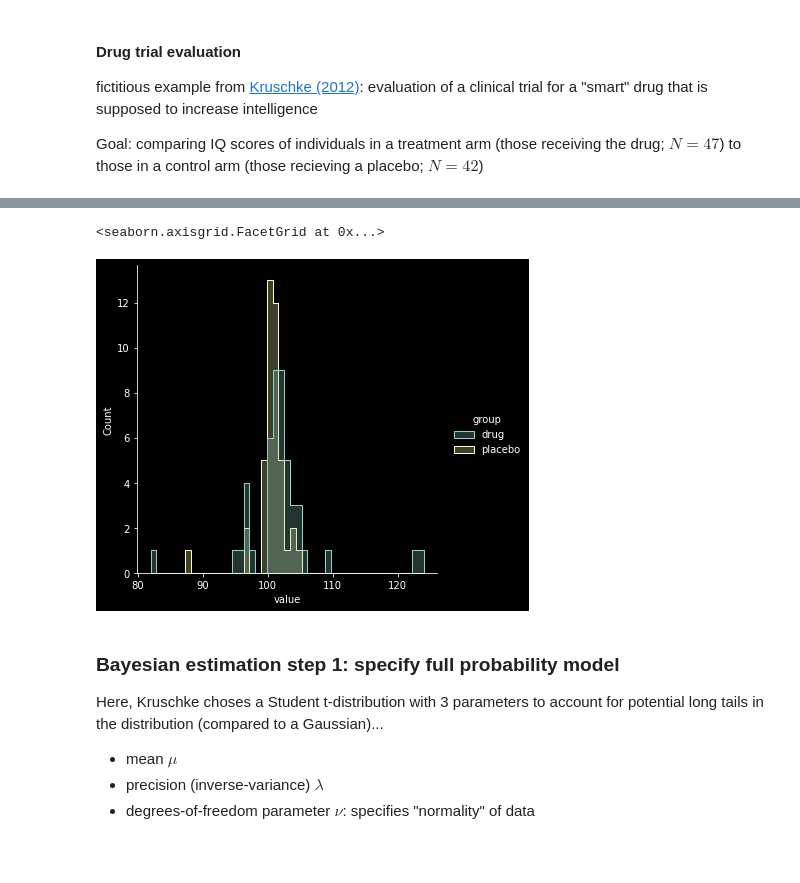
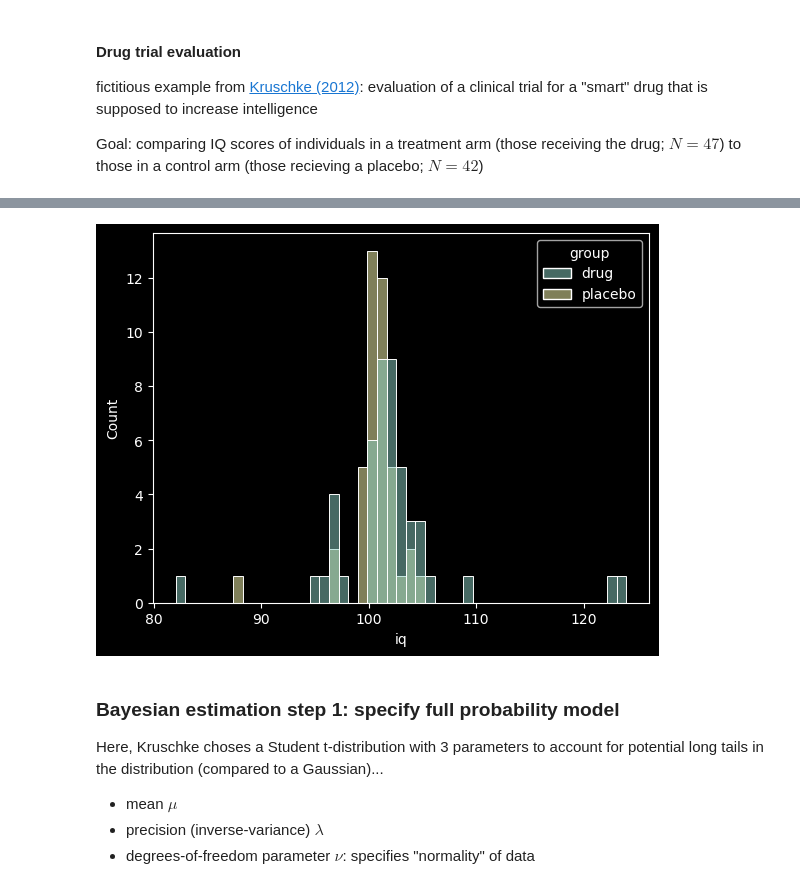
Before and after one commit to BlohmLab/NSCI801-QuantNeuro, a Jupyter notebook: NSCI801_Bayesian-stats.ipynb, the cells around one changed output, grey strips where cells are left out. Saved outputs shown, nothing was run; the diff lists cells and outputs as text; code cells hidden in the pictures; blank space fills up the shorter version.

```diff
--- a/NSCI801_Bayesian-stats.ipynb
+++ b/NSCI801_Bayesian-stats.ipynb
@@ -151,21 +151,26 @@ WARNING (theano.tensor.blas): Using NumPy C-API based implementation for BLAS fu
 # %%
 # artificial data
-drug = (101,100,102,104,102,97,105,105,98,101,100,123,105,103,100,95,102,106,
-        109,102,82,102,100,102,102,101,102,102,103,103,97,97,103,101,97,104,
-        96,103,124,101,101,100,101,101,104,100,101)
-placebo = (99,101,100,101,102,100,97,101,104,101,102,102,100,105,88,101,100,
-           104,100,100,100,101,102,103,97,101,101,100,101,99,101,100,100,
-           101,100,99,101,100,102,99,100,99)
-y1 = np.array(drug)
-y2 = np.array(placebo)
-y = pd.DataFrame(
-    dict(value=np.r_[y1, y2], group=np.r_[["drug"] * len(drug), ["placebo"] * len(placebo)])
-)
+iq_drug = np.array([
+    101, 100, 102, 104, 102, 97, 105, 105, 98, 101, 100, 123, 105, 103,
+    100, 95, 102, 106, 109, 102, 82, 102, 100, 102, 102, 101, 102, 102,
+    103, 103, 97, 97, 103, 101, 97, 104, 96, 103, 124, 101, 101, 100,
+    101, 101, 104, 100, 101
+])
 
-sns.displot(y, x="value", hue="group", element="step")
+iq_placebo = np.array([
+    99, 101, 100, 101, 102, 100, 97, 101, 104, 101, 102, 102, 100, 105,
+    88, 101, 100, 104, 100, 100, 100, 101, 102, 103, 97, 101, 101, 100,
+    101, 99, 101, 100, 100, 101, 100, 99, 101, 100, 102, 99, 100, 99
+])
+# fmt: on
+
+df1 = pd.DataFrame({"iq": iq_drug, "group": "drug"})
+df2 = pd.DataFrame({"iq": iq_placebo, "group": "placebo"})
+indv = pd.concat([df1, df2]).reset_index()
+
+sns.histplot(data=indv, x="iq", hue="group");
 # %% [output]
-<seaborn.axisgrid.FacetGrid at 0x...>
-[figure, old version]
+[figure, new version]
 # %% [markdown]
 ### Bayesian estimation step 1: specify full probability model
 Here, Kruschke choses a Student t-distribution with 3 parameters to account for potential long tails in the distribution (compared to a Gaussian)...
```
Also changed, not shown: parts of 20 cells of this notebook.
